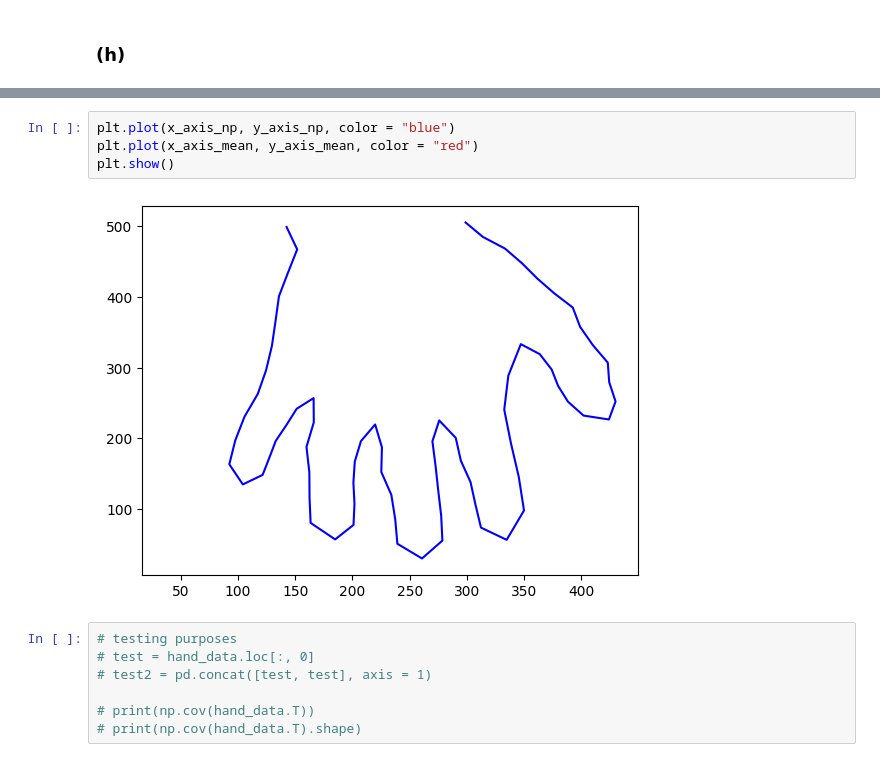
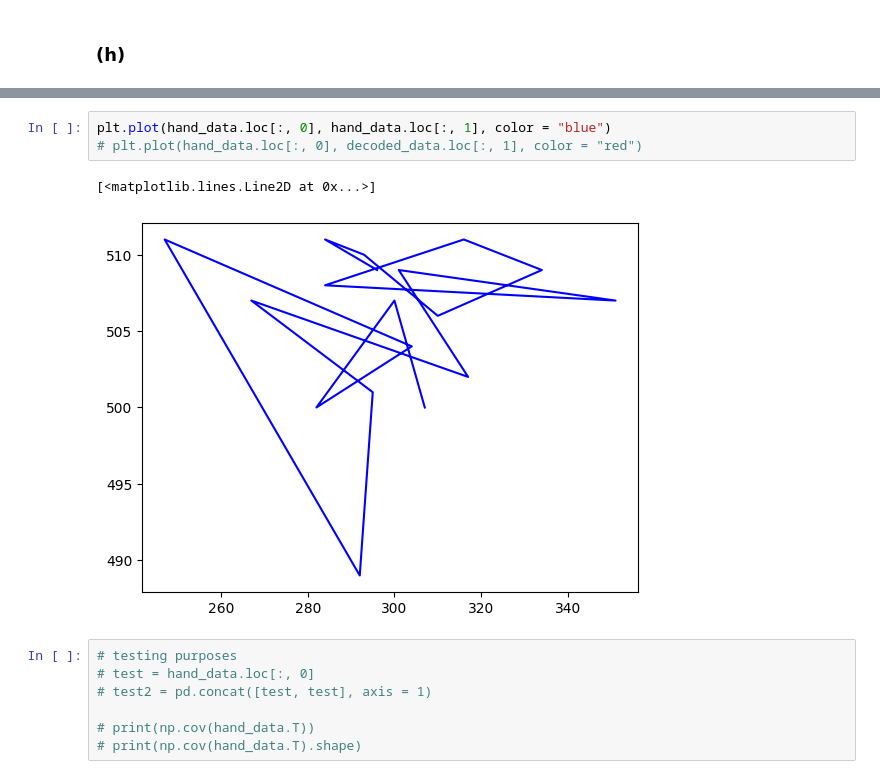
Before and after one commit to Tazering/UVA-CS, a Jupyter notebook: CS-3501_Zhang/PS4/tkj9ep_PS4.ipynb, the cells around one changed output, grey strips where cells are left out. Saved outputs shown, nothing was run; the diff lists cells and outputs as text.

```diff
--- a/CS-3501_Zhang/PS4/PS4/tkj9ep_PS4.ipynb
+++ b/CS-3501_Zhang/PS4/tkj9ep_PS4.ipynb
@@ -412,9 +480,9 @@ AttributeError: 'numpy.ndarray' object has no attribute 'loc'
 # %%
-plt.plot(x_axis_np, y_axis_np, color = "blue")
-plt.plot(x_axis_mean, y_axis_mean, color = "red")
-plt.show()
+plt.plot(hand_data.loc[:, 0], hand_data.loc[:, 1], color = "blue")
+# plt.plot(hand_data.loc[:, 0], decoded_data.loc[:, 1], color = "red")
 # %% [output]
+[<matplotlib.lines.Line2D at 0x...>]
-[figure, old version]
+[figure, new version]
 # %%
 # testing purposes
 # test = hand_data.loc[:, 0]
```
Also changed, not shown: parts of 4 cells of this notebook, 2 other files.
